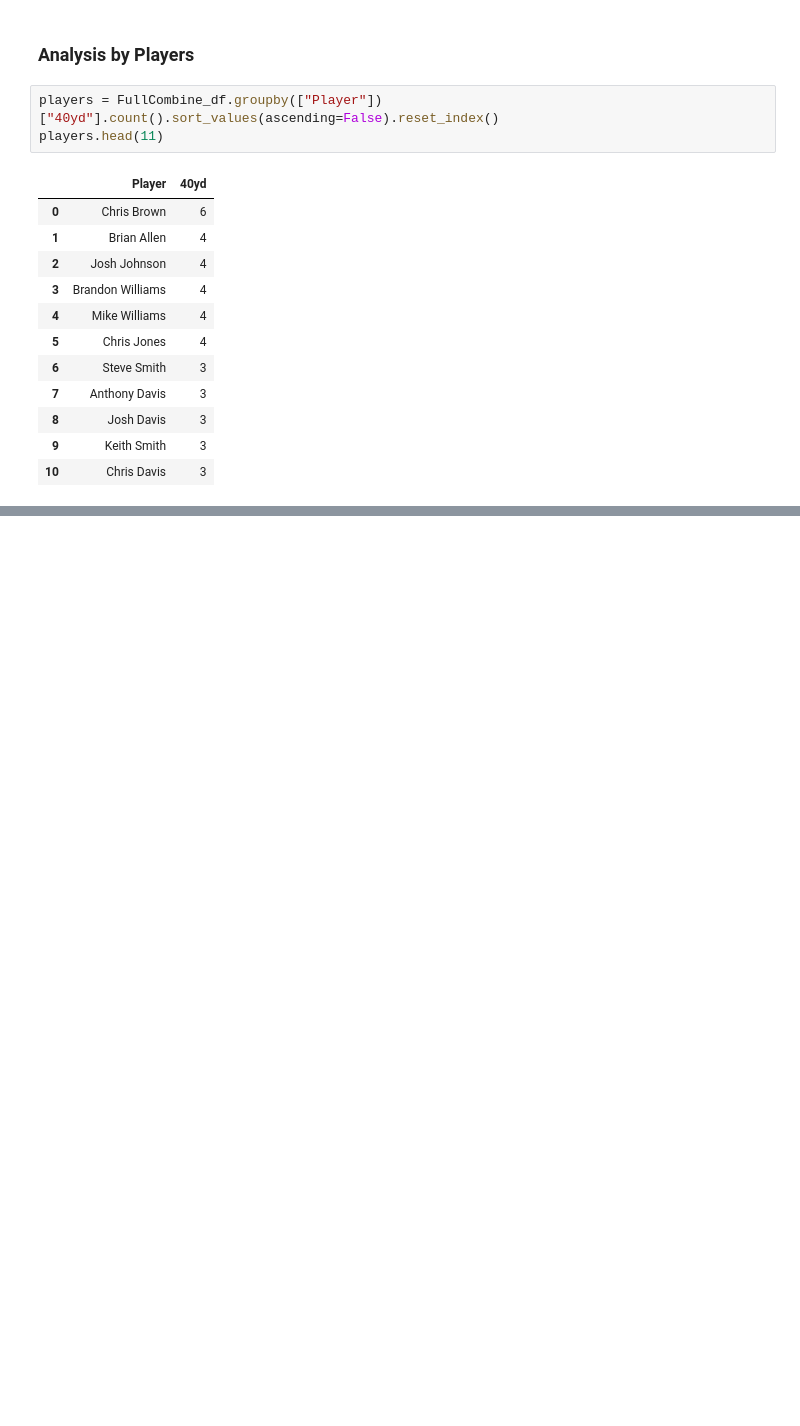
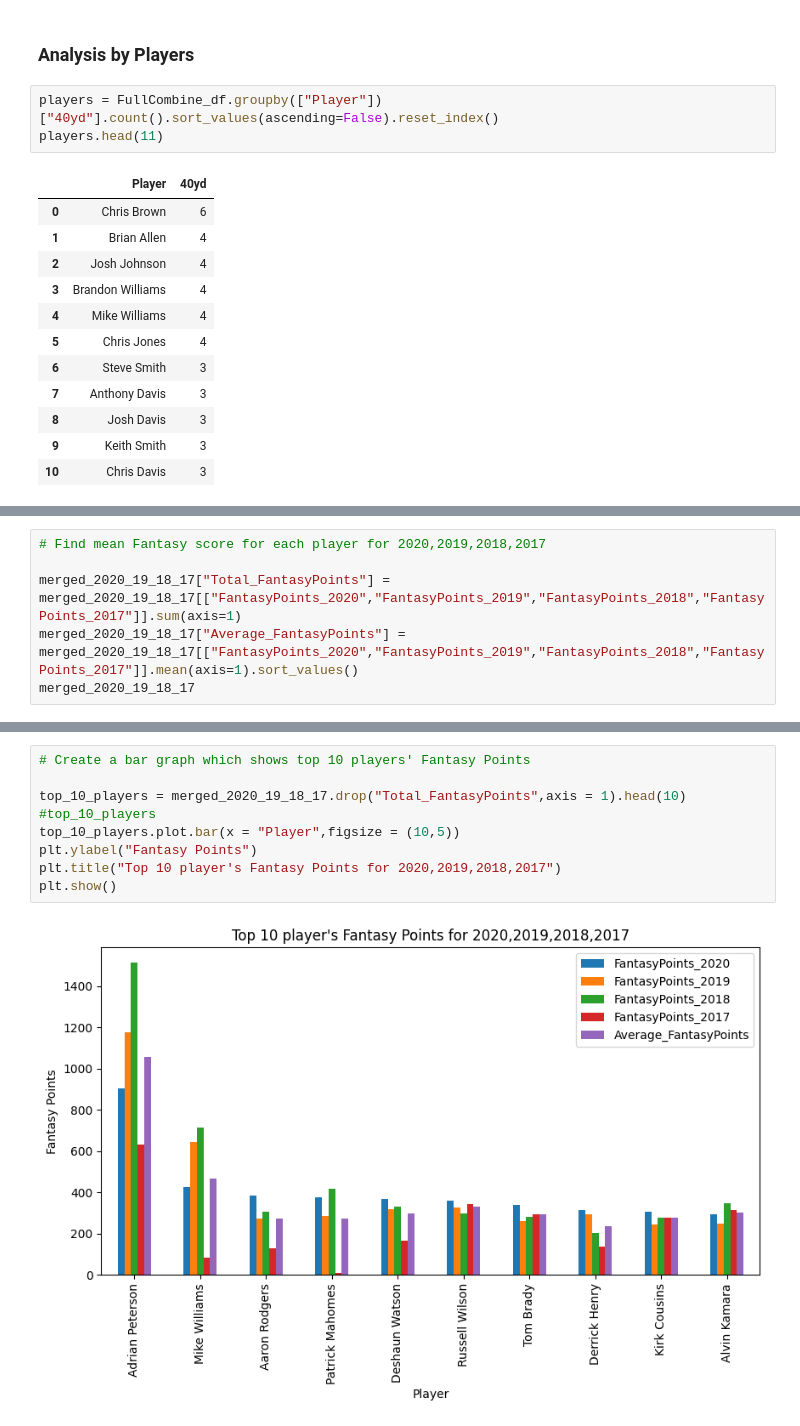
Before and after one commit to AiMO-MO-MO/Project-_FF, a Jupyter notebook: Fantasy_analysis.ipynb, the cells around one changed output, grey strips where cells are left out. Drawn from its saved outputs; the diff is of its cells as text; blank space fills up the shorter version.

```diff
--- a/Fantasy_analysis.ipynb
+++ b/Fantasy_analysis.ipynb
@@ -244,0 +391,6 @@ fantasy_point
+# %%
+# Find mean Fantasy score for each player for 2020,2019,2018,2017
+
+merged_2020_19_18_17["Total_FantasyPoints"] = merged_2020_19_18_17[["FantasyPoints_2020","FantasyPoints_2019","FantasyPoints_2018","FantasyPoints_2017"]].sum(axis=1)
+merged_2020_19_18_17["Average_FantasyPoints"] = merged_2020_19_18_17[["FantasyPoints_2020","FantasyPoints_2019","FantasyPoints_2018","FantasyPoints_2017"]].mean(axis=1).sort_values()
+merged_2020_19_18_17
@@ -244,0 +411,11 @@ fantasy_point
+# %%
+# Create a bar graph which shows top 10 players' Fantasy Points
+
+top_10_players = merged_2020_19_18_17.drop("Total_FantasyPoints",axis = 1).head(10)
+#top_10_players
+top_10_players.plot.bar(x = "Player",figsize = (10,5))
+plt.ylabel("Fantasy Points")
+plt.title("Top 10 player's Fantasy Points for 2020,2019,2018,2017")
+plt.show()
+# %% [output]
+[figure, added]
```
Also changed, not shown: parts of 11 cells of this notebook.
